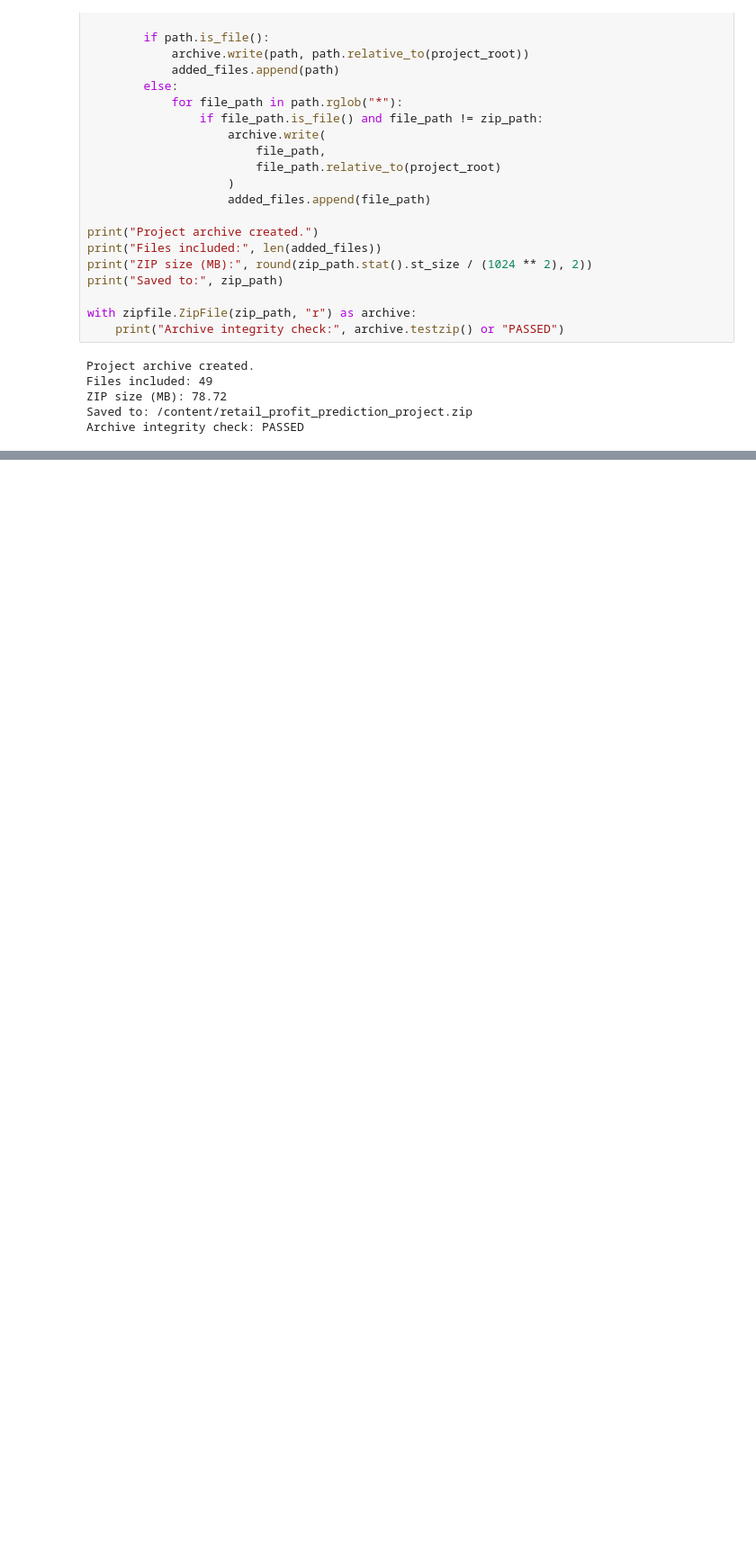
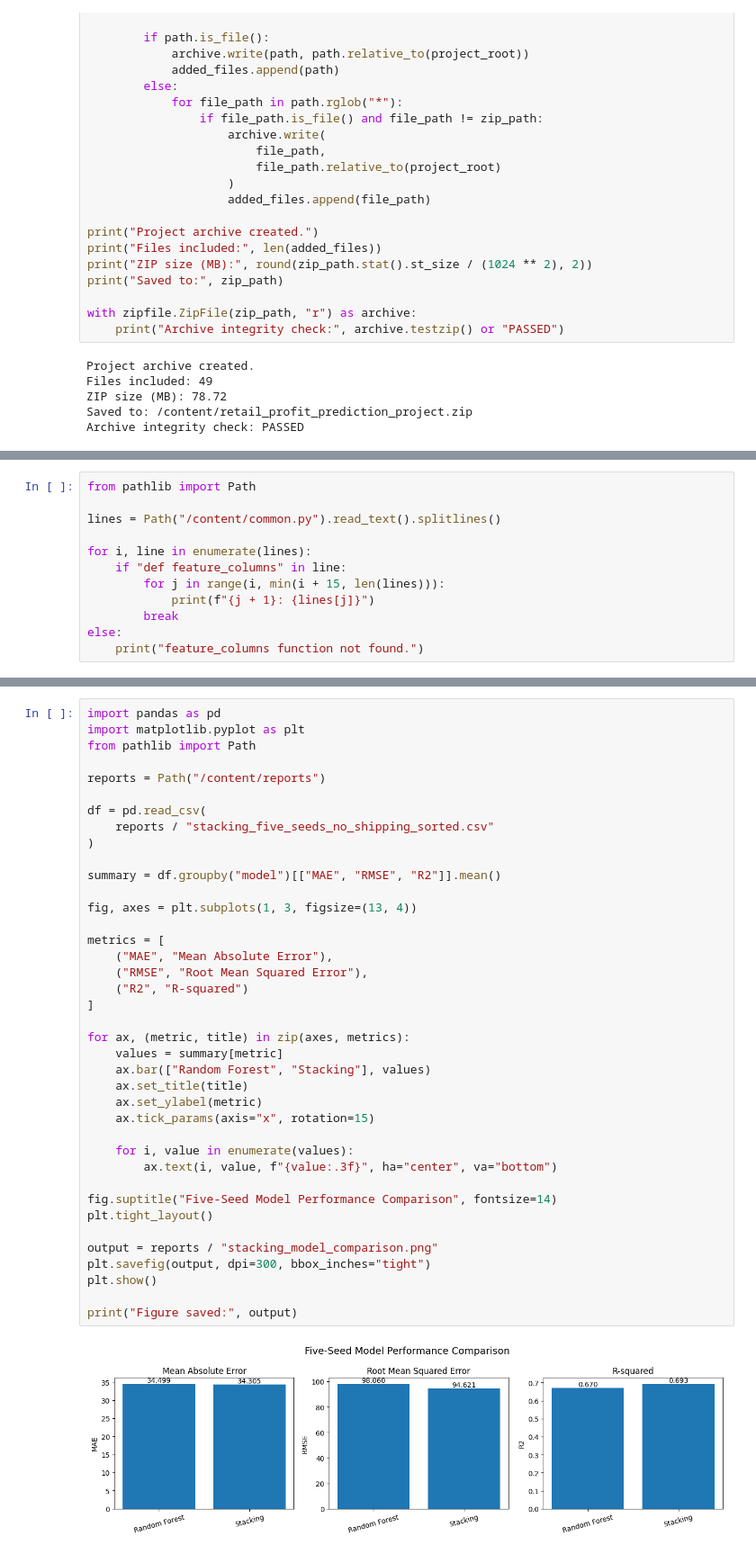
Before and after one commit to tejaskhari200-maker/retail_prediction-, a Jupyter notebook: Untitled8.ipynb, the cells around one changed output, grey strips where cells are left out. Shown at 90% size. Saved outputs shown, nothing was run; the diff lists cells and outputs as text; blank space fills up the shorter version.

```diff
--- a/Untitled8.ipynb
+++ b/Untitled8.ipynb
@@ -3146,0 +3709,12 @@ files.download("/content/retail_profit_prediction_project.zip")
+# %%
+from pathlib import Path
+
+lines = Path("/content/common.py").read_text().splitlines()
+
+for i, line in enumerate(lines):
+    if "def feature_columns" in line:
+        for j in range(i, min(i + 15, len(lines))):
+            print(f"{j + 1}: {lines[j]}")
+        break
+else:
+    print("feature_columns function not found.")
@@ -3146,0 +4805,41 @@ files.download("/content/retail_profit_prediction_project.zip")
+# %%
+import pandas as pd
+import matplotlib.pyplot as plt
+from pathlib import Path
+
+reports = Path("/content/reports")
+
+df = pd.read_csv(
+    reports / "stacking_five_seeds_no_shipping_sorted.csv"
+)
+
+summary = df.groupby("model")[["MAE", "RMSE", "R2"]].mean()
+
+fig, axes = plt.subplots(1, 3, figsize=(13, 4))
+
+metrics = [
+    ("MAE", "Mean Absolute Error"),
+    ("RMSE", "Root Mean Squared Error"),
+    ("R2", "R-squared")
+]
+
+for ax, (metric, title) in zip(axes, metrics):
+    values = summary[metric]
+    ax.bar(["Random Forest", "Stacking"], values)
+    ax.set_title(title)
+    ax.set_ylabel(metric)
+    ax.tick_params(axis="x", rotation=15)
+
+    for i, value in enumerate(values):
+        ax.text(i, value, f"{value:.3f}", ha="center", va="bottom")
+
+fig.suptitle("Five-Seed Model Performance Comparison", fontsize=14)
+plt.tight_layout()
+
+output = reports / "stacking_model_comparison.png"
+plt.savefig(output, dpi=300, bbox_inches="tight")
+plt.show()
+
+print("Figure saved:", output)
+# %% [output]
+[figure, added]
```
Also changed, not shown: parts of 43 cells of this notebook.
